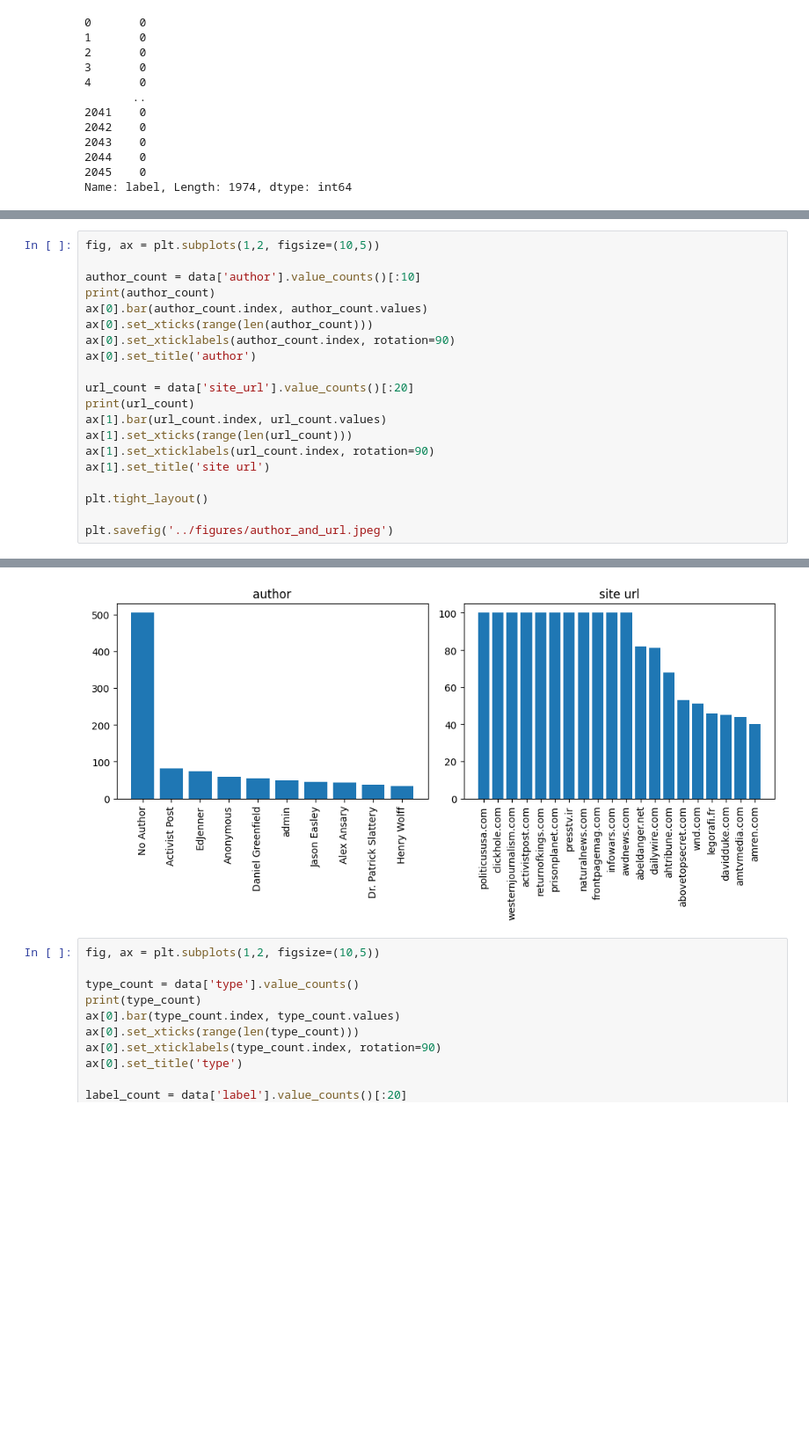
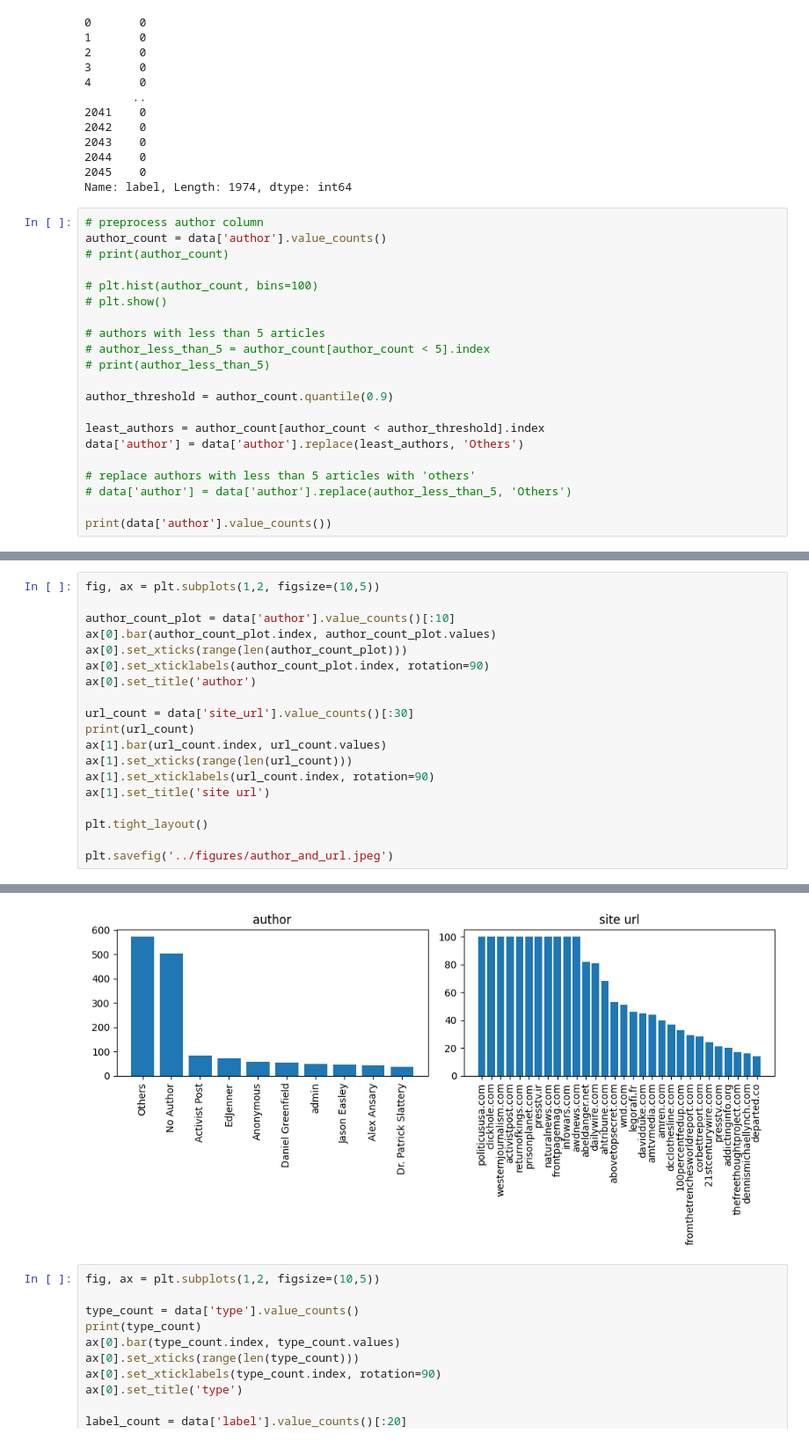
Before and after one commit to pkdc/fake-news-classifier, a Jupyter notebook: notebooks/fake_news.ipynb, the cells around one changed output, grey strips where cells are left out. Shown: that part at 88% size. Cells and saved outputs as stored; diff of their text form; blank space fills up the shorter version.

Commit message:
preprocessed author col

```diff
--- a/notebooks/fake_news.ipynb
+++ b/notebooks/fake_news.ipynb
@@ -228,3 +228,24 @@ Name: count, dtype: int64
 2044    0
 2045    0
 Name: label, Length: 1974, dtype: int64
+# %%
+# preprocess author column
+author_count = data['author'].value_counts()
+# print(author_count)
+
+# plt.hist(author_count, bins=100)
+# plt.show()
+
+# authors with less than 5 articles
+# author_less_than_5 = author_count[author_count < 5].index
+# print(author_less_than_5)
+
+author_threshold = author_count.quantile(0.9)
+
+least_authors = author_count[author_count < author_threshold].index
+data['author'] = data['author'].replace(least_authors, 'Others')
+
+# replace authors with less than 5 articles with 'others'
+# data['author'] = data['author'].replace(author_less_than_5, 'Others')
+
+print(data['author'].value_counts())
@@ -231,14 +266,13 @@ Name: label, Length: 1974, dtype: int64
 # %%
 fig, ax = plt.subplots(1,2, figsize=(10,5))
 
-author_count = data['author'].value_counts()[:10]
-print(author_count)
-ax[0].bar(author_count.index, author_count.values)
-ax[0].set_xticks(range(len(author_count)))
-ax[0].set_xticklabels(author_count.index, rotation=90)
+author_count_plot = data['author'].value_counts()[:10]
+ax[0].bar(author_count_plot.index, author_count_plot.values)
+ax[0].set_xticks(range(len(author_count_plot)))
+ax[0].set_xticklabels(author_count_plot.index, rotation=90)
 ax[0].set_title('author')
 
-url_count = data['site_url'].value_counts()[:20]
+url_count = data['site_url'].value_counts()[:30]
 print(url_count)
 ax[1].bar(url_count.index, url_count.values)
 ax[1].set_xticks(range(len(url_count)))
@@ -269,4 +299,4 @@ Name: count, Length: 20, dtype: int64
-[figure, old version]
+[figure, new version]
 # %%
 fig, ax = plt.subplots(1,2, figsize=(10,5))
 
```
Also changed, not shown: parts of 2 cells of this notebook, 1 other file.
